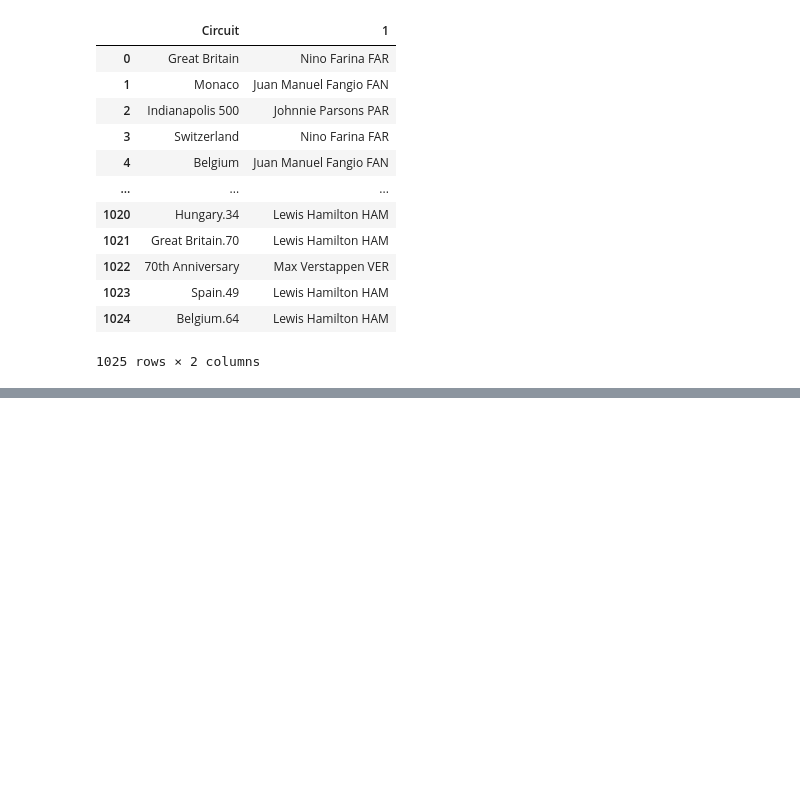
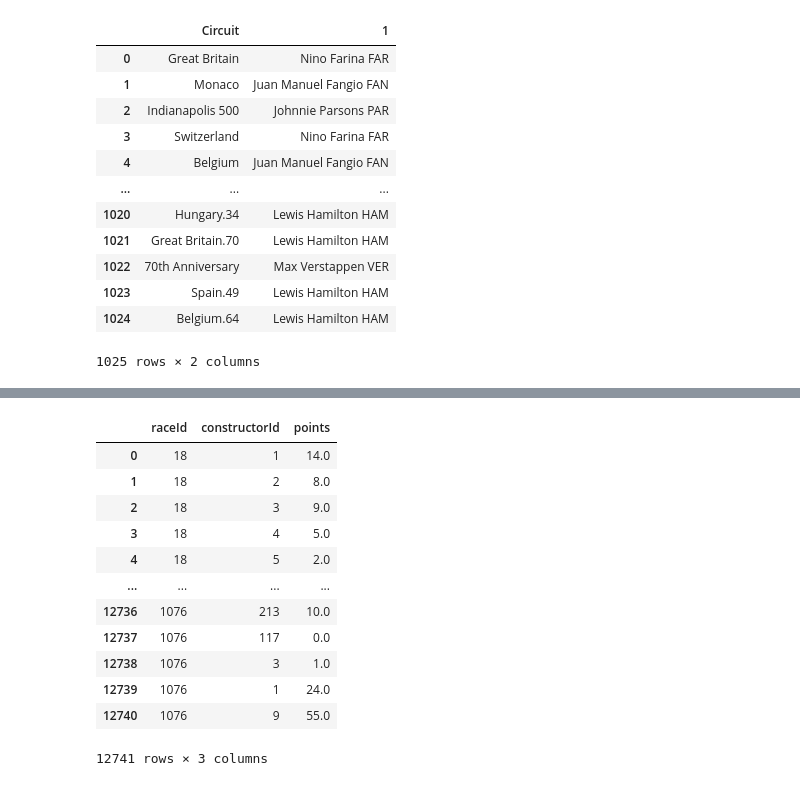
Before and after one commit to halabi93/Formula1-Dashboard, a Jupyter notebook: dftransform.ipynb, the cells around one changed output, grey strips where cells are left out. Drawn from its saved outputs; the diff is of its cells as text; code cells hidden in the pictures; blank space fills up the shorter version.

```diff
--- a/dftransform.ipynb
+++ b/dftransform.ipynb
@@ -576,0 +589,17 @@ plt.savefig("Images/"+ savename, bbox_inches='tight')
+# %%
+constructor_standings_df = constructor_standings_df.drop(["constructorStandingsId","position","positionText", "wins"], axis = 1)
+constructor_standings_df
+# %% [output]
+|  | raceId | constructorId | points |
+| 0 | 18 | 1 | 14.0 |
+| 1 | 18 | 2 | 8.0 |
+| 2 | 18 | 3 | 9.0 |
+| 3 | 18 | 4 | 5.0 |
+| 4 | 18 | 5 | 2.0 |
+| ... | ... | ... | ... |
+| 12736 | 1076 | 213 | 10.0 |
+| 12737 | 1076 | 117 | 0.0 |
+| 12738 | 1076 | 3 | 1.0 |
+| 12739 | 1076 | 1 | 24.0 |
+| 12740 | 1076 | 9 | 55.0 |
+12741 rows × 3 columns
```
Also changed, not shown: parts of 10 cells of this notebook, 6 other files.
